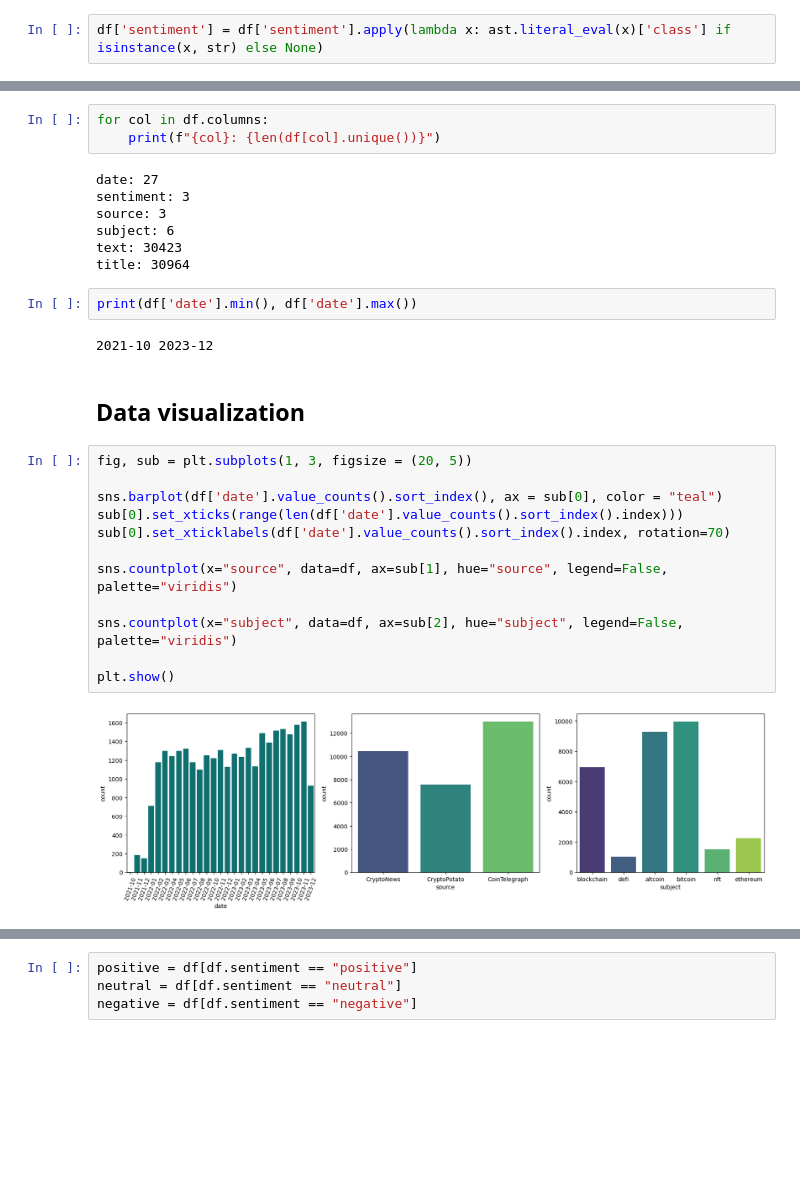
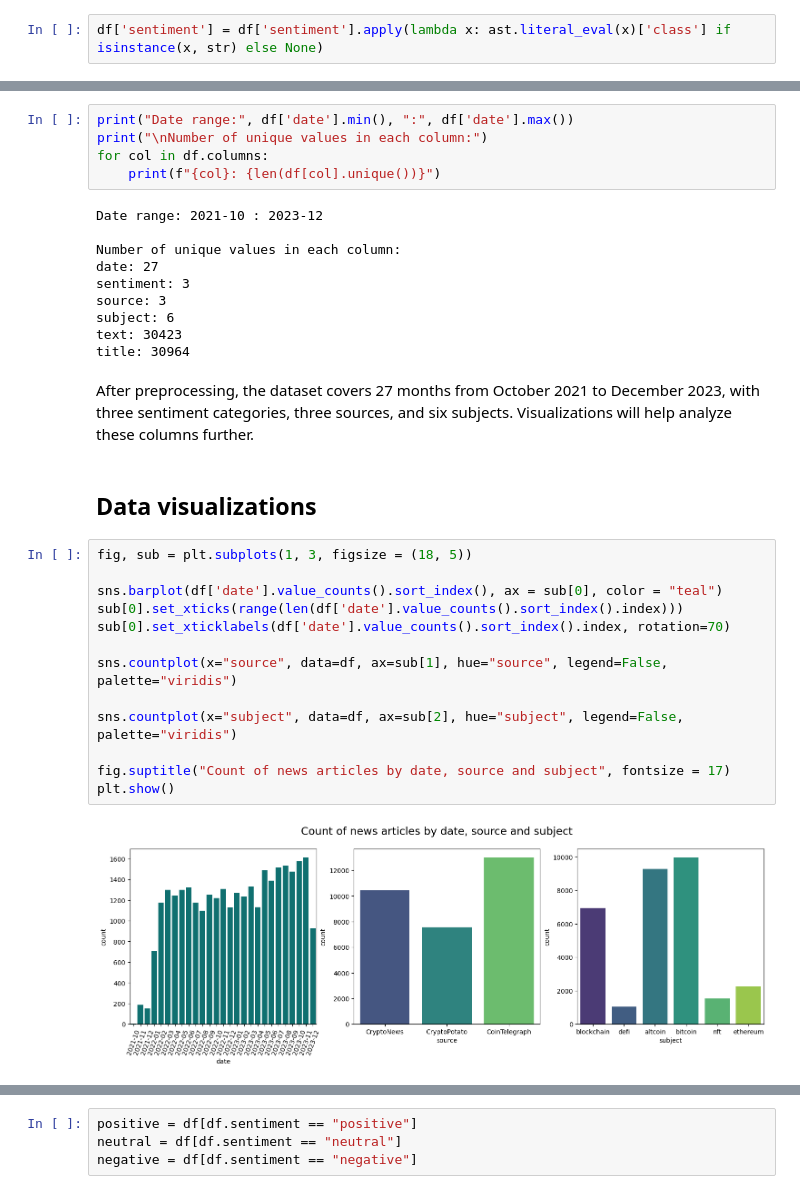
Before and after one commit to andrii-zapukhlyi/crypto_market_sentiment, a Jupyter notebook: crypto_market_sentiment.ipynb, the cells around one changed output, grey strips where cells are left out. Drawn from its saved outputs; the diff is of its cells as text; blank space fills up the shorter version.

```diff
--- a/crypto_market_sentiment.ipynb
+++ b/crypto_market_sentiment.ipynb
@@ -86,30 +110,34 @@ df.sample(1)
 # %%
+print("Date range:", df['date'].min(), ":", df['date'].max())
+print("\nNumber of unique values in each column:")
 for col in df.columns:
     print(f"{col}: {len(df[col].unique())}")
 # %% [output]
+Date range: 2021-10 : 2023-12
+
+Number of unique values in each column:
 date: 27
 sentiment: 3
 source: 3
 subject: 6
 text: 30423
 title: 30964
-# %%
-print(df['date'].min(), df['date'].max())
-# %% [output]
-2021-10 2023-12
+# %% [markdown]
+After preprocessing, the dataset covers 27 months from October 2021 to December 2023, with three sentiment categories, three sources, and six subjects. Visualizations will help analyze these columns further.
 # %% [markdown]
-## Data visualization
+## Data visualizations
 # %%
-fig, sub = plt.subplots(1, 3, figsize = (20, 5))
+fig, sub = plt.subplots(1, 3, figsize = (18, 5))
 
 sns.barplot(df['date'].value_counts().sort_index(), ax = sub[0], color = "teal")
 sub[0].set_xticks(range(len(df['date'].value_counts().sort_index().index)))
 sub[0].set_xticklabels(df['date'].value_counts().sort_index().index, rotation=70)
 
 sns.countplot(x="source", data=df, ax=sub[1], hue="source", legend=False, palette="viridis")
 
 sns.countplot(x="subject", data=df, ax=sub[2], hue="subject", legend=False, palette="viridis")
 
+fig.suptitle("Count of news articles by date, source and subject", fontsize = 17)
 plt.show()
 # %% [output]
-[figure, old version]
+[figure, new version]
```
Also changed, not shown: parts of 76 cells of this notebook, 1 other file.
